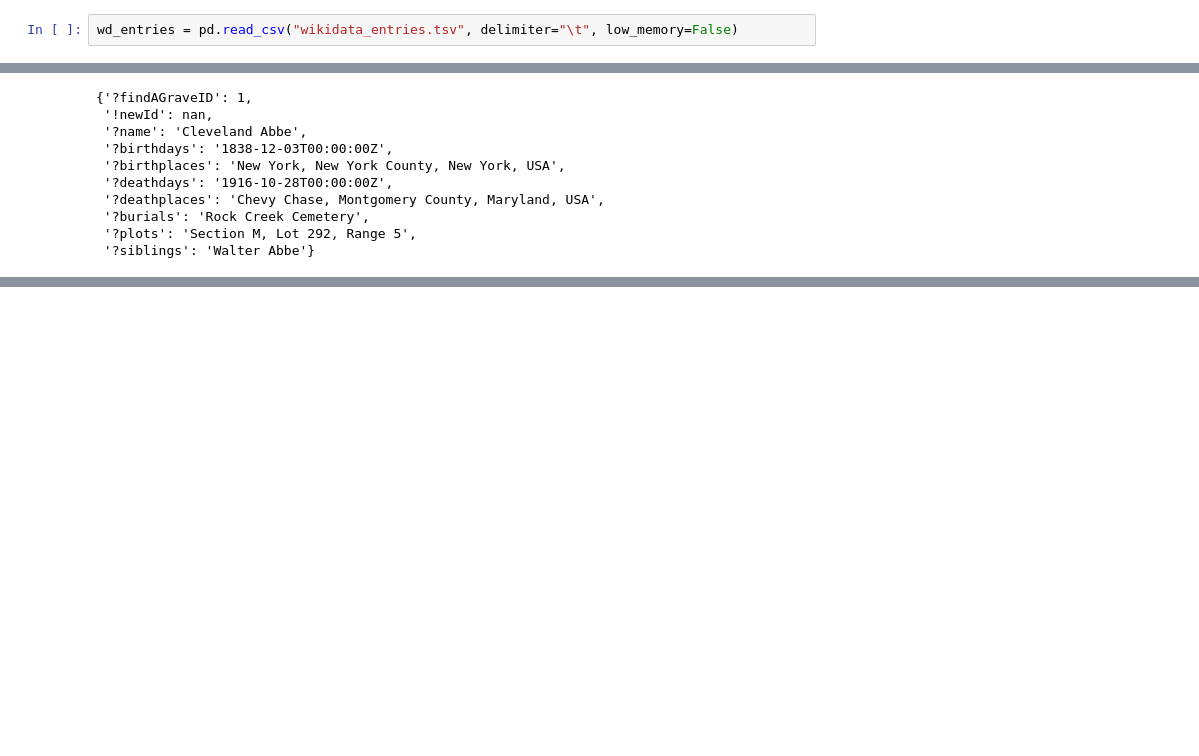
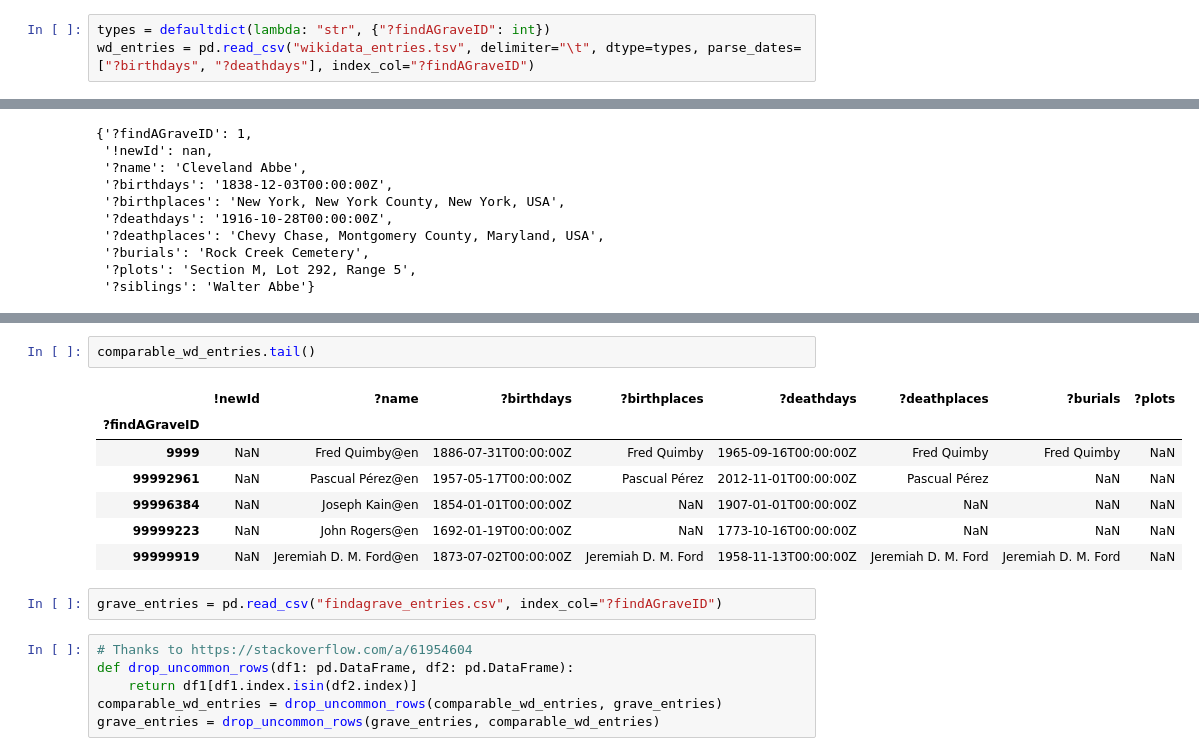
Before and after one commit to funblaster22/Wikidata-Purdue-Data-Mine, a Jupyter notebook: MismatchGeneration/finda_grave/finda_grave.ipynb, the cells around one changed output, grey strips where cells are left out. Saved outputs shown, nothing was run; the diff lists cells and outputs as text; blank space fills up the shorter version.

```diff
--- a/MismatchGeneration/finda_grave/finda_grave.ipynb
+++ b/MismatchGeneration/finda_grave/finda_grave.ipynb
@@ -18,4 +21,5 @@ sys.path.append(PATH_TO_UTILS)
 
 from utils import check_mf_formatting
 # %%
-wd_entries = pd.read_csv("wikidata_entries.tsv", delimiter="\t", low_memory=False)
+types = defaultdict(lambda: "str", {"?findAGraveID": int})
+wd_entries = pd.read_csv("wikidata_entries.tsv", delimiter="\t", dtype=types, parse_dates=["?birthdays", "?deathdays"], index_col="?findAGraveID")
@@ -136,0 +154,18 @@ acc[0]
+# %%
+comparable_wd_entries.tail()
+# %% [output]
+|  | !newId | ?name | ?birthdays | ?birthplaces | ?deathdays | ?deathplaces | ?burials | ?plots |
+| ?findAGraveID |  |  |  |  |  |  |  |  |
+| 9999 | NaN | Fred Quimby@en | 1886-07-31T00:00:00Z | Fred Quimby | 1965-09-16T00:00:00Z | Fred Quimby | Fred Quimby | NaN |
+| 99992961 | NaN | Pascual Pérez@en | 1957-05-17T00:00:00Z | Pascual Pérez | 2012-11-01T00:00:00Z | Pascual Pérez | NaN | NaN |
+| 99996384 | NaN | Joseph Kain@en | 1854-01-01T00:00:00Z | NaN | 1907-01-01T00:00:00Z | NaN | NaN | NaN |
+| 99999223 | NaN | John Rogers@en | 1692-01-19T00:00:00Z | NaN | 1773-10-16T00:00:00Z | NaN | NaN | NaN |
+| 99999919 | NaN | Jeremiah D. M. Ford@en | 1873-07-02T00:00:00Z | Jeremiah D. M. Ford | 1958-11-13T00:00:00Z | Jeremiah D. M. Ford | Jeremiah D. M. Ford | NaN |
+# %%
+grave_entries = pd.read_csv("findagrave_entries.csv", index_col="?findAGraveID")
+# %%
+# Thanks to https://stackoverflow.com/a/61954604
+def drop_uncommon_rows(df1: pd.DataFrame, df2: pd.DataFrame):
+    return df1[df1.index.isin(df2.index)]
+comparable_wd_entries = drop_uncommon_rows(comparable_wd_entries, grave_entries)
+grave_entries = drop_uncommon_rows(grave_entries, comparable_wd_entries)
```
Also changed, not shown: parts of 12 cells of this notebook.
